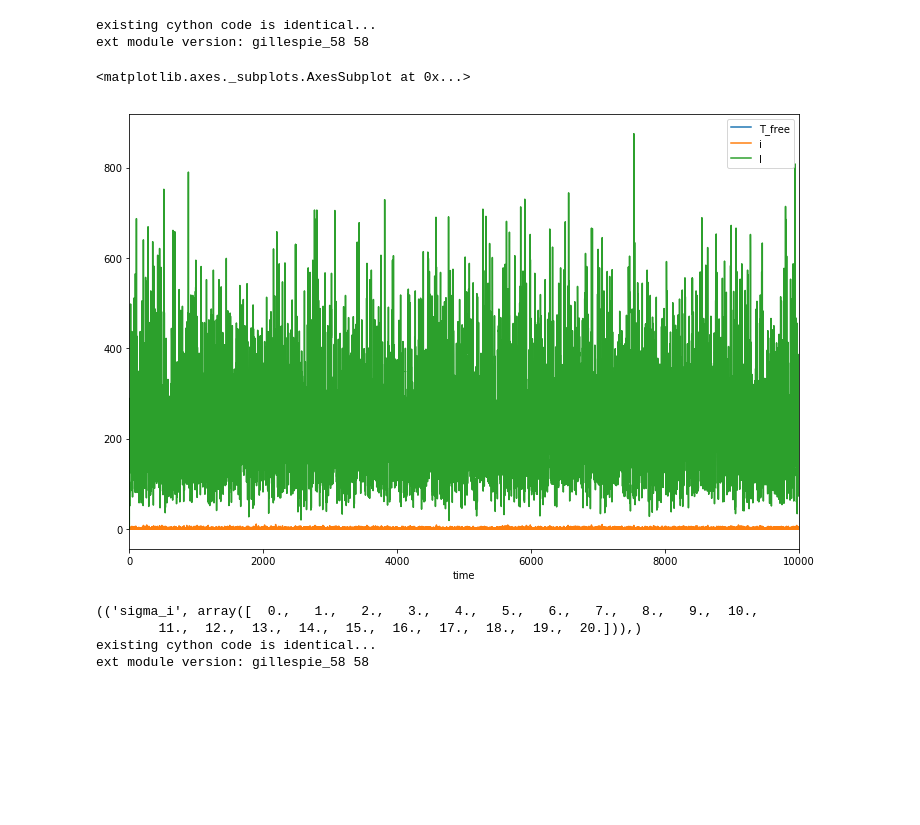
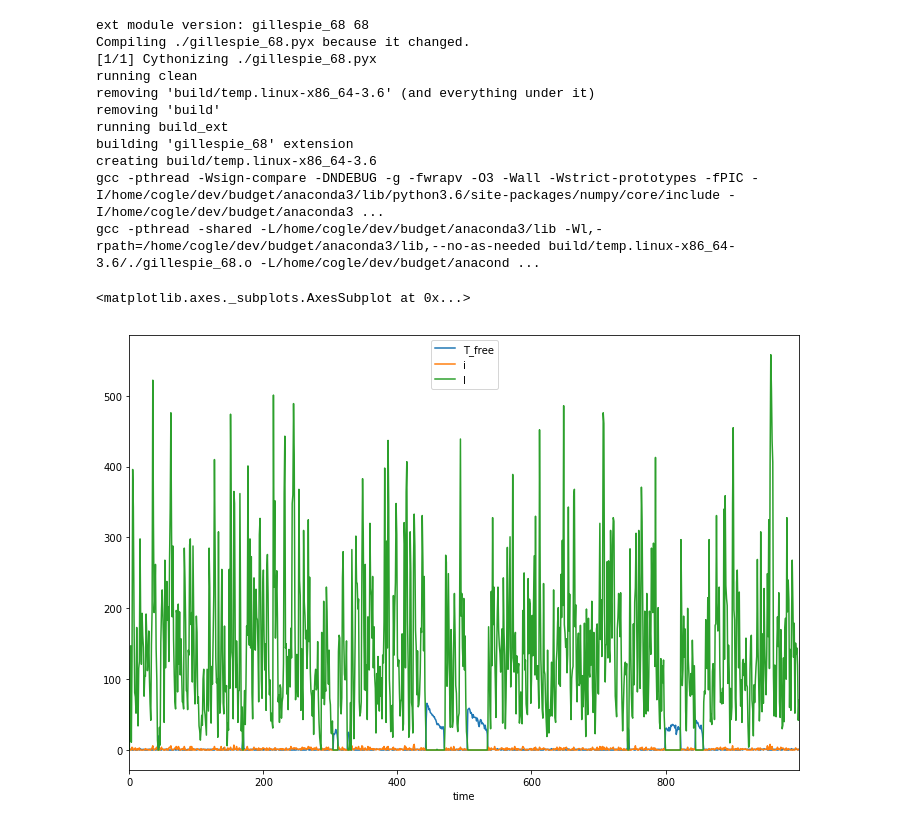
Before and after one commit to ctogle/mini_gillespiem, a Jupyter notebook: TAmodule_aim2.ipynb, the cells around one changed output. Saved outputs shown, nothing was run; the diff lists cells and outputs as text; code cells hidden in the pictures; blank space fills up the shorter version.

```diff
--- a/TAmodule_aim2.ipynb
+++ b/TAmodule_aim2.ipynb
@@ -14,6 +11,6 @@ The autoreload extension is already loaded. To reload it, use:
 # %%
 system = {
-    'duration': 9999.0,
+    'duration': 999.0,
     'resolution': 1.0,
     'species': [
         ('i', 0),
@@ -71,12 +68,17 @@ system = {
         ('omega', 0.2),
         ('delta', 1.5),
         ('mu', 100.0),
+        #('mu', 50.0),
         ('epsilon', 0.01),
-        ('kappa', 1.0),
+        ('kappa_M', 1.0),
         ('kappa_I', 1.0),
+        ('eta_p', 0.5),
         ('kappa_A', 1.0),
         ('kappa_C', 0.1),
         ('kappa_T', 0.0),
+        #('kappa_T1', 0.0),
+        #('kappa_T2', 0.0),
+        ('eta_t', 0.5),
         ('gamma', 1.0),
         ('phi', 1.0),
         ('b_c', 0.25), # change to beta_g
@@ -87,13 +89,18 @@ system = {
         ('lambda_ta', 'sigma / (1 + k_0 * (A + C + CC))'),
         ('F_t', 'mu_ta + f_T * (T + TT)'), # change to beta_t
         ('F_a', 'mu_ta + f_T * (T + TT) * omega'), # change to beta_a
-        ('F_i', 'mu_i + f_T * (T + TT) * delta'),
-        ('G', '(kappa * mu) / (epsilon + kappa * (kappa_I * I + kappa_A * A + kappa_C * (C + CC) + kappa_T * (T + TT)))'), # change to zeta
-        ('G_I', 'kappa_I * G'),
-        ('G_A', 'kappa_A * G'),
-        ('G_C', 'kappa_C * G'),
-        ('G_T', 'kappa_T * G'),
+        ('F_i', 'mu_i  + f_T * (T + TT) * delta'),
+        ('G1', 'mu / (epsilon + (kappa_I_c * kappa_I) * I + (kappa_M_c * kappa_M) * (kappa_A * A + kappa_C * (C + CC) + (kappa_T1 * kappa_T) * (T + TT)))'),
+        ('G2', 'mu / (epsilon + (kappa_I_c * kappa_I) * I + (kappa_M_c * kappa_M) * (kappa_A * A + kappa_C * (C + CC) + (kappa_T2 * kappa_T) * (T + TT)))'),
+        ('G_I', 'kappa_I_c * kappa_I * (G1 + G2)'),
+        ('G_A', 'kappa_M_c * kappa_M * kappa_A * (G1 + G2)'),
+        ('G_C', 'kappa_M_c * kappa_M * kappa_C * (G1 + G2)'),
+        ('G_T', 'kappa_M_c * kappa_M * kappa_T * (kappa_T1 * G1 + kappa_T2 * G2)'),
         ('Gamma', '(gamma * phi) / (1.0 + b_c * phi * (T + TT))'),
+        ('kappa_M_c', 'eta_p'),
+        ('kappa_I_c', '1.0 - eta_p'),
+        ('kappa_T1', 'eta_t'),
+        ('kappa_T2', '1.0 - eta_t'),
     ],
     'targets': [
         'time',
@@ -107,8 +114,3 @@ system = {
         'T_free',
     ],
 }
-# %%
-run = get_simulator(system)
-# %% [output]
-existing cython code is identical...
-ext module version: gillespie_58 58
@@ -117,24 +117,17 @@ data = run(0)
 # %%
-df = pd.DataFrame(OrderedDict((t, d) for t, d in zip(system['targets'], data)))
+df = pd.DataFrame(OrderedDict((t, d) for t, d in zip(system['targets'], get_simulator(system)(0))))
 df.plot(x='time', y=['T_free', 'i', 'I'], kind='line', figsize=(12, 8))
 # %% [output]
-<matplotlib.axes._subplots.AxesSubplot at 0x...>
+ext module version: gillespie_68 68
+Compiling ./gillespie_68.pyx because it changed.
+[1/1] Cythonizing ./gillespie_68.pyx
+running clean
+removing 'build/temp.linux-x86_64-3.6' (and everything under it)
+removing 'build'
+running build_ext
+building 'gillespie_68' extension
+creating build/temp.linux-x86_64-3.6
+gcc -pthread -Wsign-compare -DNDEBUG -g -fwrapv -O3 -Wall -Wstrict-prototypes -fPIC -I/home/cogle/dev/budget/anaconda3/lib/python3.6/site-packages/numpy/core/include -I/home/cogle/dev/budget/anaconda3 ...
+gcc -pthread -shared -L/home/cogle/dev/budget/anaconda3/lib -Wl,-rpath=/home/cogle/dev/budget/anaconda3/lib,--no-as-needed build/temp.linux-x86_64-3.6/./gillespie_68.o -L/home/cogle/dev/budget/anacond ...
+<matplotlib.axes._subplots.AxesSubplot at 0x...>
-[figure, old version]
+[figure, new version]
-# %%
-from event_detection import event_detection
-
-axes = (
-    ('sigma_i', np.arange(0.0, 20.0 + 1.0, 1.0)),
-)
-print(axes)
-
-pspace, data = simulate(system, processing=[event_detection], batchsize=100, axes=axes)
-
-#targs, outputs = event_detection({}, system['targets'], data[0])
-#print(system['targets'])
-#print(targs)
-# %% [output]
-(('sigma_i', array([  0.,   1.,   2.,   3.,   4.,   5.,   6.,   7.,   8.,   9.,  10.,
-        11.,  12.,  13.,  14.,  15.,  16.,  17.,  18.,  19.,  20.])),)
-existing cython code is identical...
-ext module version: gillespie_58 58
```
Also changed, not shown: parts of 12 cells of this notebook, 3 other files.
